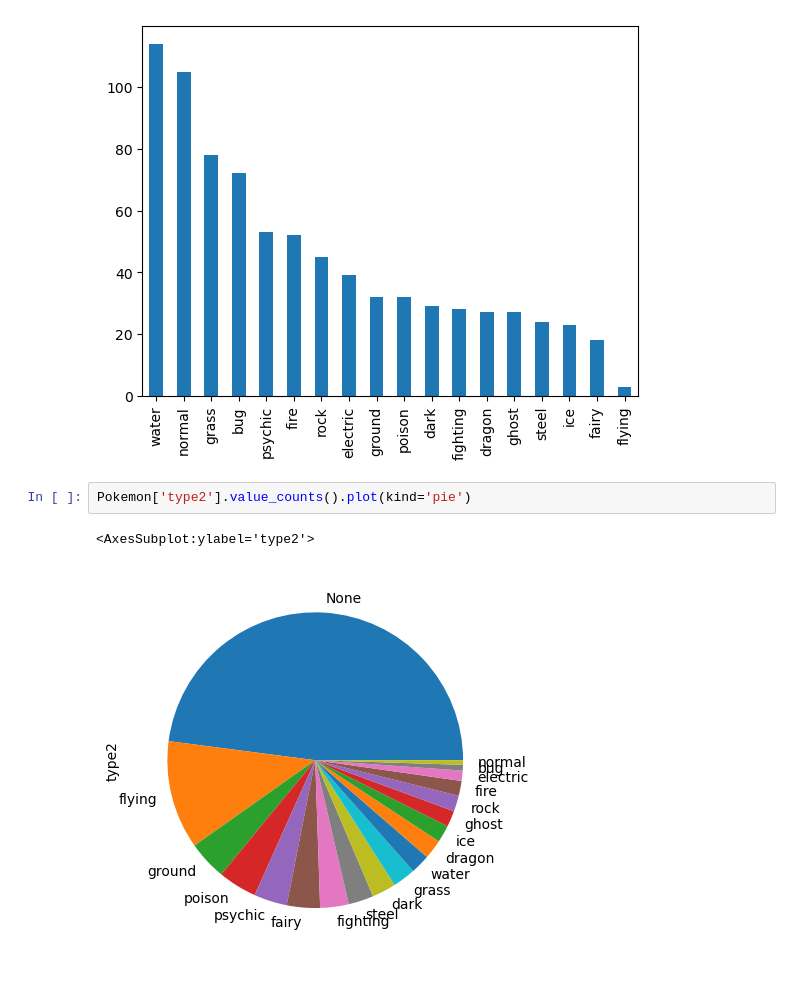
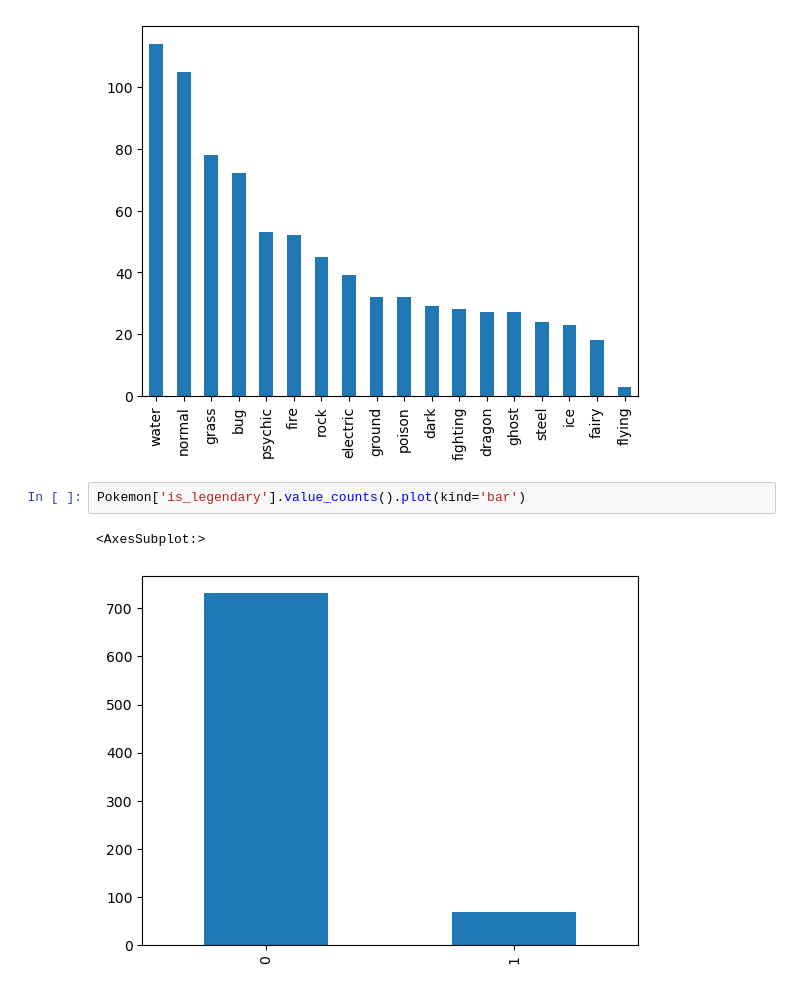
Before and after one commit to Sybrandbos2001/Data_Science_Assignments, a Jupyter notebook: Assignment_6/Assignment_6.ipynb, the cells around one changed output. Cells and saved outputs as stored; diff of their text form.

```diff
--- a/Assignment_6/Assignment_6.ipynb
+++ b/Assignment_6/Assignment_6.ipynb
@@ -63,8 +63,8 @@ Pokemon['type1'].value_counts().plot(kind='bar')
 <AxesSubplot:>
 [figure]
 # %%
-Pokemon['type2'].value_counts().plot(kind='pie')
+Pokemon['is_legendary'].value_counts().plot(kind='bar')
 # %% [output]
-<AxesSubplot:ylabel='type2'>
+<AxesSubplot:>
-[figure, old version]
+[figure, new version]
 # %%
```
Also changed, not shown: parts of 11 cells of this notebook, 33 other files.
